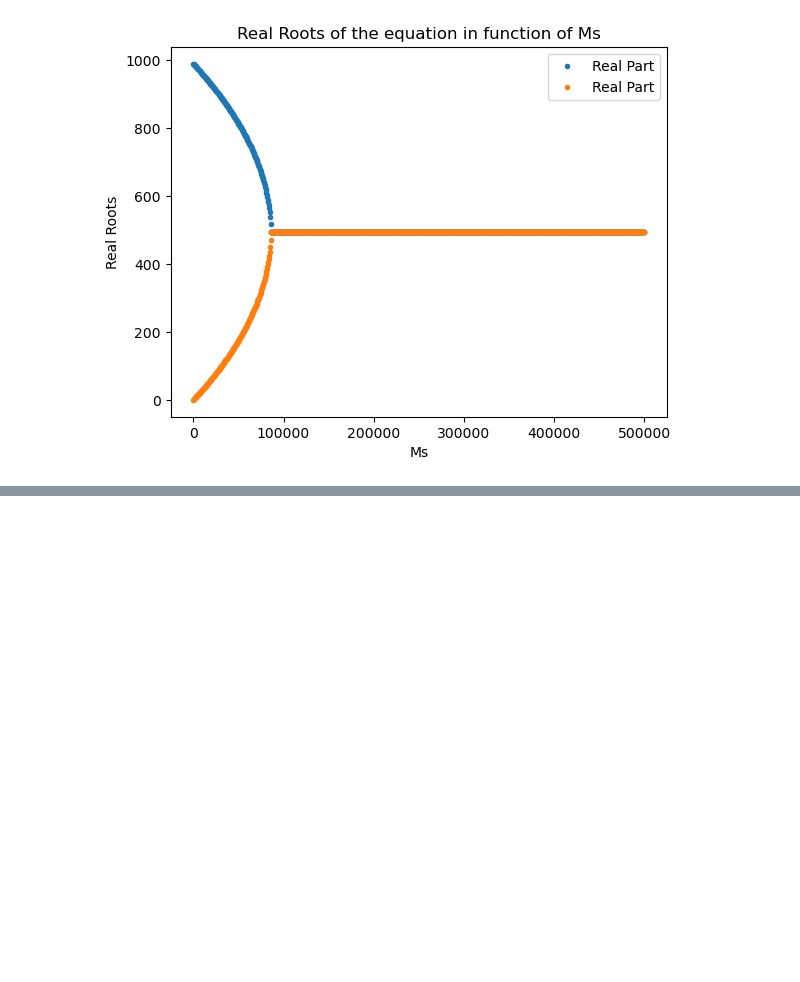
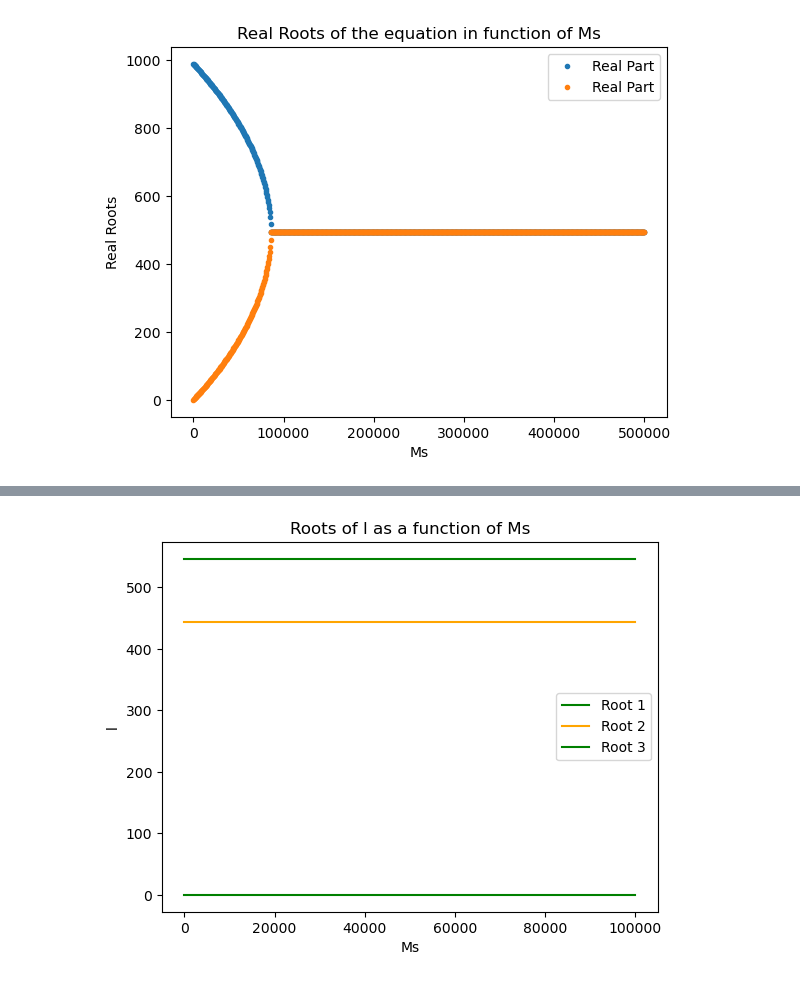
Before and after one commit to m2cci-belkhayt/Controlling-D.suzukii-population-using-mathematical-modeling-and-SIT-with-Females-and-Males-release, a Jupyter notebook: TEST.ipynb, the cells around one changed output, grey strips where cells are left out. Saved outputs shown, nothing was run; the diff lists cells and outputs as text; code cells hidden in the pictures; blank space fills up the shorter version.

```diff
--- a/TEST.ipynb
+++ b/TEST.ipynb
@@ -235,0 +447,44 @@ plt.show()
+# %%
+import numpy as np
+import matplotlib.pyplot as plt
+
+# Your existing code...
+
+# Calculate the roots for each Ms value
+root1_values = []
+root2_values = []
+root3_values = []
+
+# Calculate the roots for each Ms value
+for Ms in Ms_values:
+    # Your existing code...
+
+    if len(l) > 0:
+        root1_values.append(l[0])
+        if len(l) > 1:
+            root2_values.append(l[1])
+            if len(l) > 2:
+                root3_values.append(l[2])
+
+# Convert the lists to NumPy arrays
+root1_values = np.array(root1_values)
+root2_values = np.array(root2_values)
+root3_values = np.array(root3_values)
+
+# Plot l as a function of Ms
+plt.plot(Ms_values[:len(root1_values)], root1_values, color='green', label='Root 1')
+plt.plot(Ms_values[:len(root2_values)], root2_values, color='orange', label='Root 2')
+plt.plot(Ms_values[:len(root3_values)], root3_values, color='green', label='Root 3')
+
+# Add labels and title
+plt.xlabel('Ms')
+plt.ylabel('l')
+plt.title('Roots of l as a function of Ms')
+
+# Add a legend
+plt.legend()
+
+# Display the plot
+plt.show()
+# %% [output]
+[figure, added]
```
Also changed, not shown: parts of 4 cells of this notebook, 4 other files.
